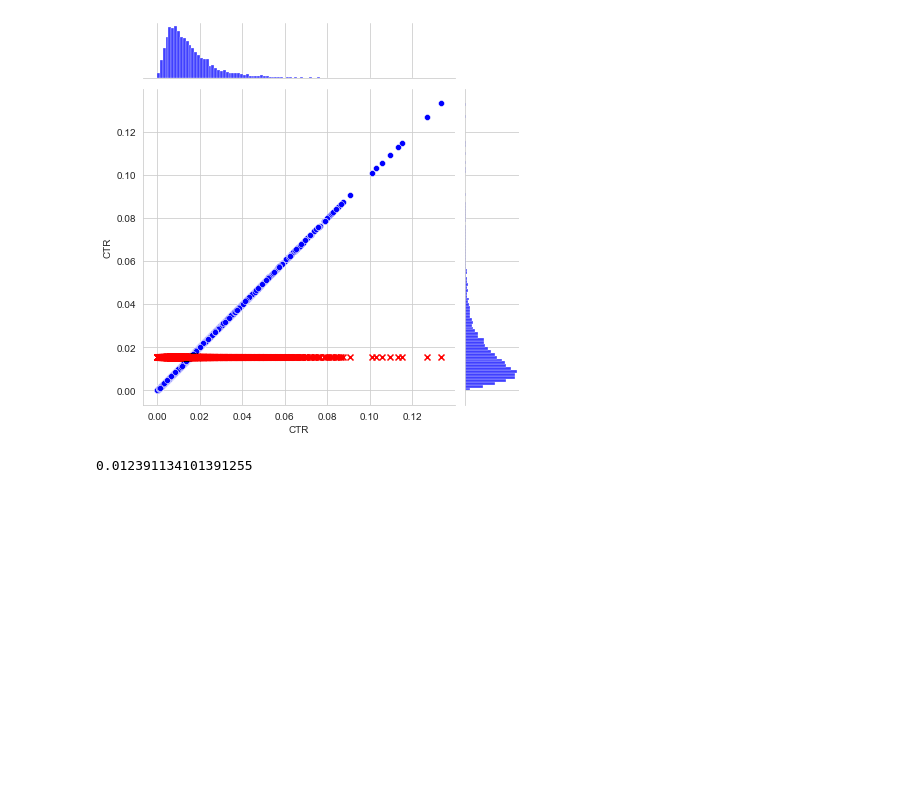
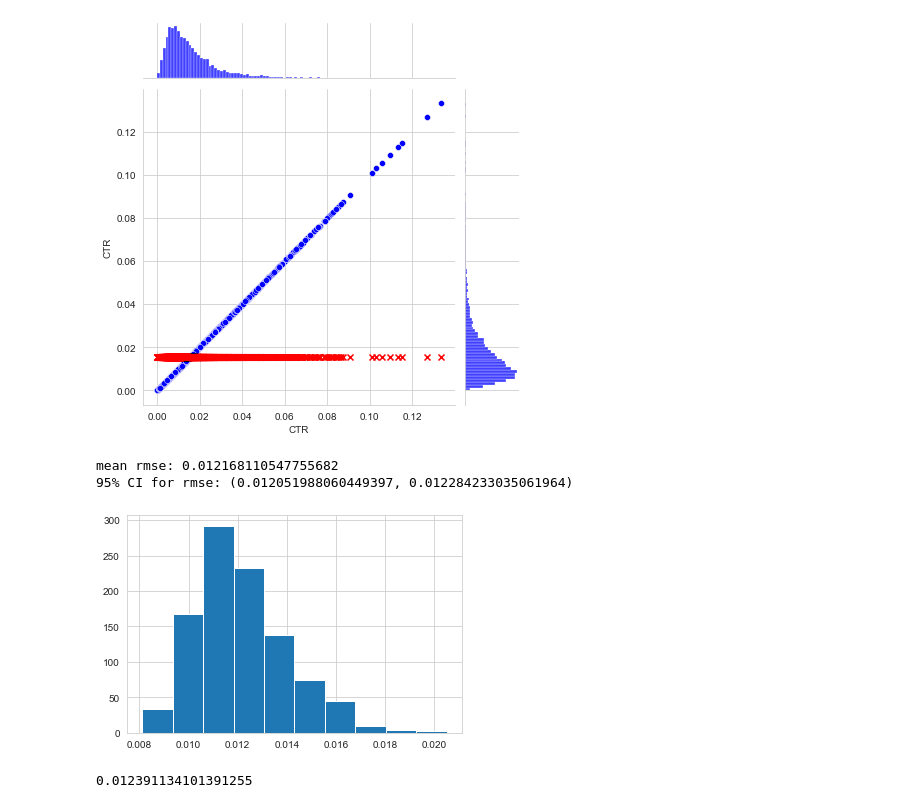
Before and after one commit to pietronickl/clickbait_project, a Jupyter notebook: upworthy_random_forest.ipynb, the cells around one changed output. Cells and saved outputs as stored; diff of their text form; code cells hidden in the pictures; blank space fills up the shorter version.

Commit message:
update random forest with bootstrapped RMSEs + CIs

```diff
--- a/upworthy_random_forest.ipynb
+++ b/upworthy_random_forest.ipynb
@@ -4,3 +1,12 @@ import pickle5 as pickle
+# %%
+import pandas as pd
+import pickle5 as pickle
+import matplotlib.pyplot as plt
+import seaborn as sns
+sns.set_style('whitegrid')
+import scipy.stats as st
+from statistics import mean
+from sklearn.metrics import mean_squared_error, r2_score, mean_absolute_error
 # %% [markdown]
 # import the topics dataframe
 # %%
@@ -250,6 +256,38 @@ graph.plot_joint(plt.scatter, marker='x', c='r')
 # %% [output]
 <seaborn.axisgrid.JointGrid at 0x...>
 [figure]
+# %%
+# bootstrap from the test set
+
+test_sample = pd.DataFrame()
+
+test_sample['real'] = y_test.values.ravel()
+test_sample['pred'] = y_pred
+
+# Import library for metrics
+from sklearn.metrics import mean_squared_error, r2_score, mean_absolute_error
+
+rmses = []
+for i in range(0,1000):
+    dfsample = test_sample.sample(frac=1, replace=True)
+    real = dfsample.real[0:100] #these are subsets of 100, or should I resample the entire data?
+    pred = dfsample.pred[0:100]
+    rmse = mean_squared_error(real, pred, squared=False) # setting squared to false should return RMSE
+    rmses.append(rmse)
+
+
+plt.hist(rmses)
+plt.show
+
+#get mean rmse
+print(f'mean rmse: {mean(rmses)}')
+
+#get confidence interval for rmses
+print(f'95% CI for rmse: {st.t.interval(alpha=0.95, df=len(rmses)-1, loc=np.mean(rmses), scale=st.sem(rmses))}')
+# %% [output]
+mean rmse: 0.012168110547755682
+95% CI for rmse: (0.012051988060449397, 0.012284233035061964)
+[figure, added]
 # %%
 # Import library for metrics
 from sklearn.metrics import mean_squared_error, r2_score, mean_absolute_error
```
Also changed, not shown: parts of 20 cells of this notebook.
